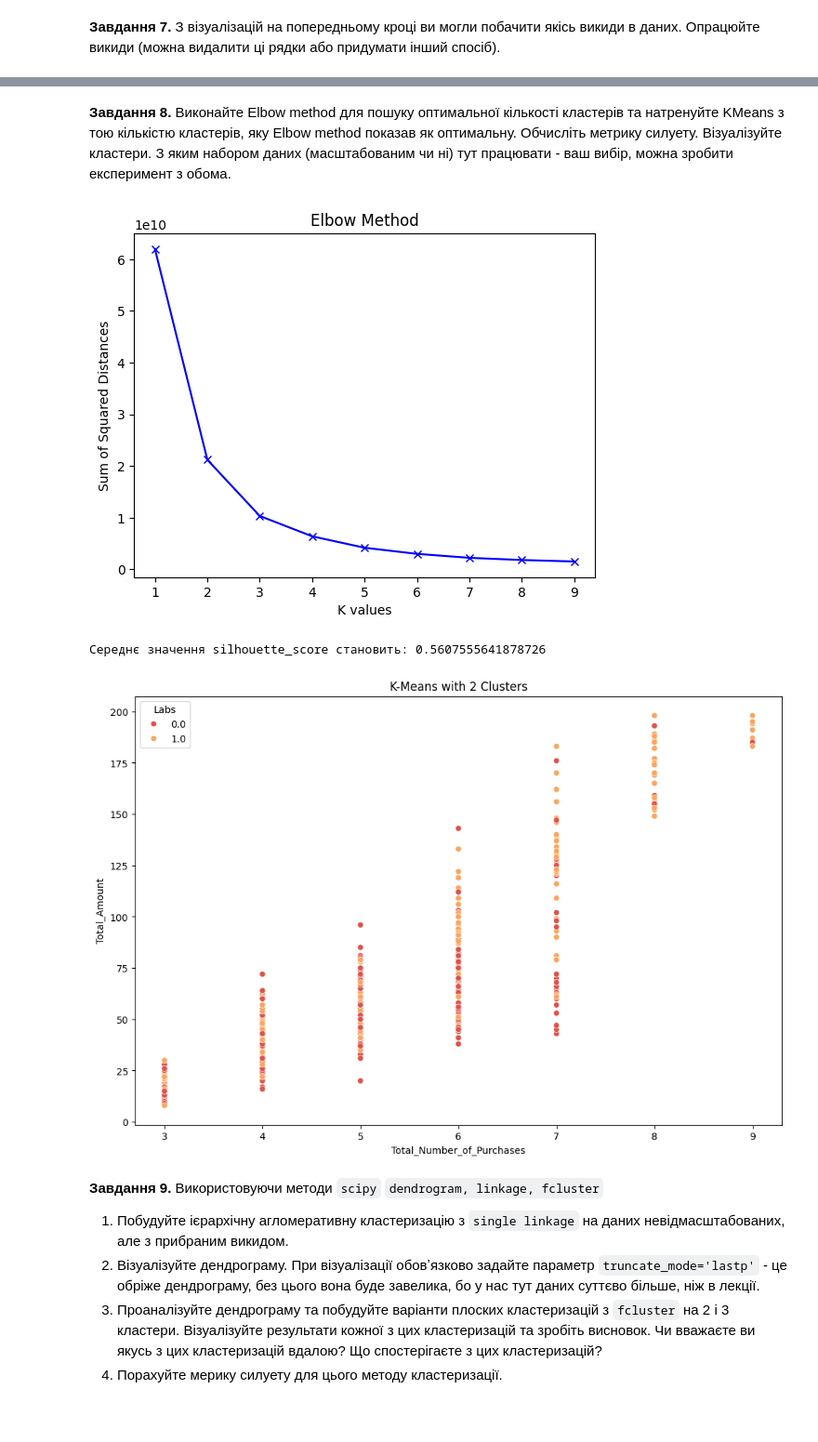
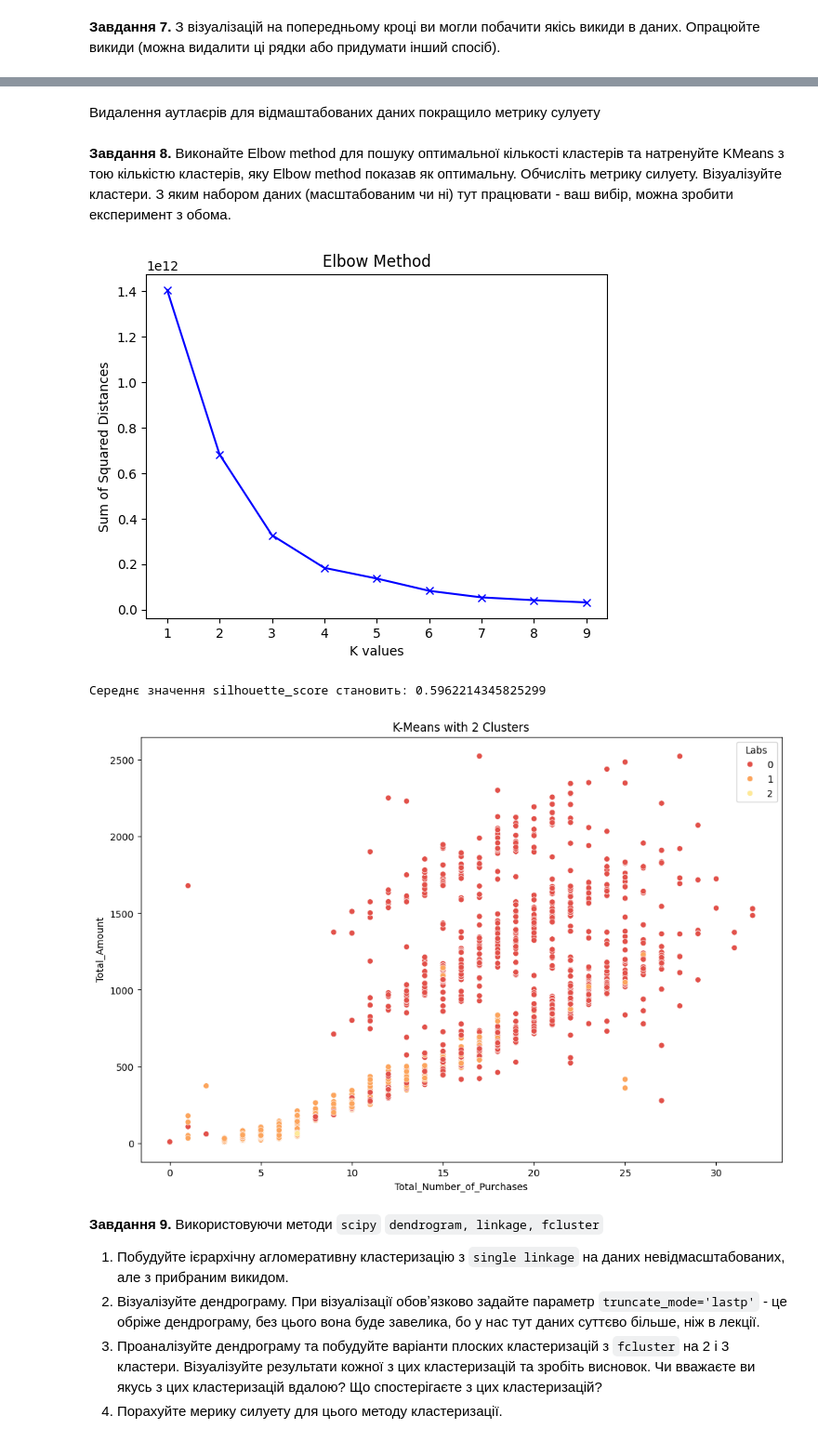
Before and after one commit to nikishkaaa/ML-Course, a Jupyter notebook: "HW_Алгоритми_кластеризації_ipynb".ipynb, the cells around one changed output, grey strips where cells are left out. Shown at 93% size. Drawn from its saved outputs; the diff is of its cells as text; code cells hidden in the pictures; blank space fills up the shorter version.

```diff
--- a/"HW_Алгоритми_кластеризації_ipynb".ipynb
+++ b/"HW_Алгоритми_кластеризації_ipynb".ipynb
@@ -378,3 +376,5 @@ print(
+# %% [markdown]
+Видалення аутлаєрів для відмаштабованих даних покращило метрику сулуету
 # %% [markdown]
 **Завдання 8.** Виконайте Elbow method для пошуку оптимальної кількості кластерів та натренуйте KMeans з тою кількістю кластерів, яку Elbow method показав як оптимальну. Обчисліть метрику силуету. Візуалізуйте кластери. З яким набором даних (масштабованим чи ні) тут працювати - ваш вибір, можна зробити експеримент з обома.
 # %%
@@ -382,7 +382,7 @@ K = range(1,10)
 sum_of_squared_distances = []
 
 for k in K:
-    model = KMeans(n_clusters=k, n_init='auto').fit(df_no_outliers)
+    model = KMeans(n_clusters=k, n_init='auto').fit(X)
     sum_of_squared_distances.append(model.inertia_)
 
 plt.plot(K, sum_of_squared_distances, 'bx-')
@@ -391,26 +391,26 @@ plt.ylabel('Sum of Squared Distances')
 plt.title('Elbow Method')
 plt.show()
 # %% [output]
-[figure, old version]
+[figure, new version]
 # %%
-kmeans = KMeans(n_clusters=2, n_init='auto')
-kmeans.fit(df_no_outliers)
-labels = kmeans.predict(df_no_outliers)
-silhouette_avg = silhouette_score(df_no_outliers, labels)
+kmeans = KMeans(n_clusters=3, n_init='auto')
+kmeans.fit(X)
+labels = kmeans.predict(X)
+silhouette_avg = silhouette_score(X, labels)
 print(
         "Середнє значення silhouette_score становить:",
         silhouette_avg,
     )
 # %% [output]
-Середнє значення silhouette_score становить: 0.5607555641878726
+Середнє значення silhouette_score становить: 0.5962214345825299
 # %%
-df_no_outliers['Labs'] = kmeans.labels_
+X['Labs'] = kmeans.labels_
 plt.figure(figsize = (12,8))
-sns.scatterplot(x= X['Total_Number_of_Purchases'],y= X['Total_Amount'], hue = df_no_outliers['Labs'], palette = sns.color_palette("Spectral"))
+sns.scatterplot(x= X['Total_Number_of_Purchases'],y= X['Total_Amount'], hue = X['Labs'], palette = sns.color_palette("Spectral"))
 plt.title('K-Means with 2 Clusters')
 plt.show()
 # %% [output]
-[figure, old version]
+[figure, new version]
 # %% [markdown]
 **Завдання 9.** Використовуючи методи `scipy` `dendrogram, linkage, fcluster`
 1. Побудуйте ієрархічну агломеративну кластеризацію з `single linkage` на даних невідмасштабованих, але з прибраним викидом.
```
Also changed, not shown: parts of 20 cells of this notebook.
